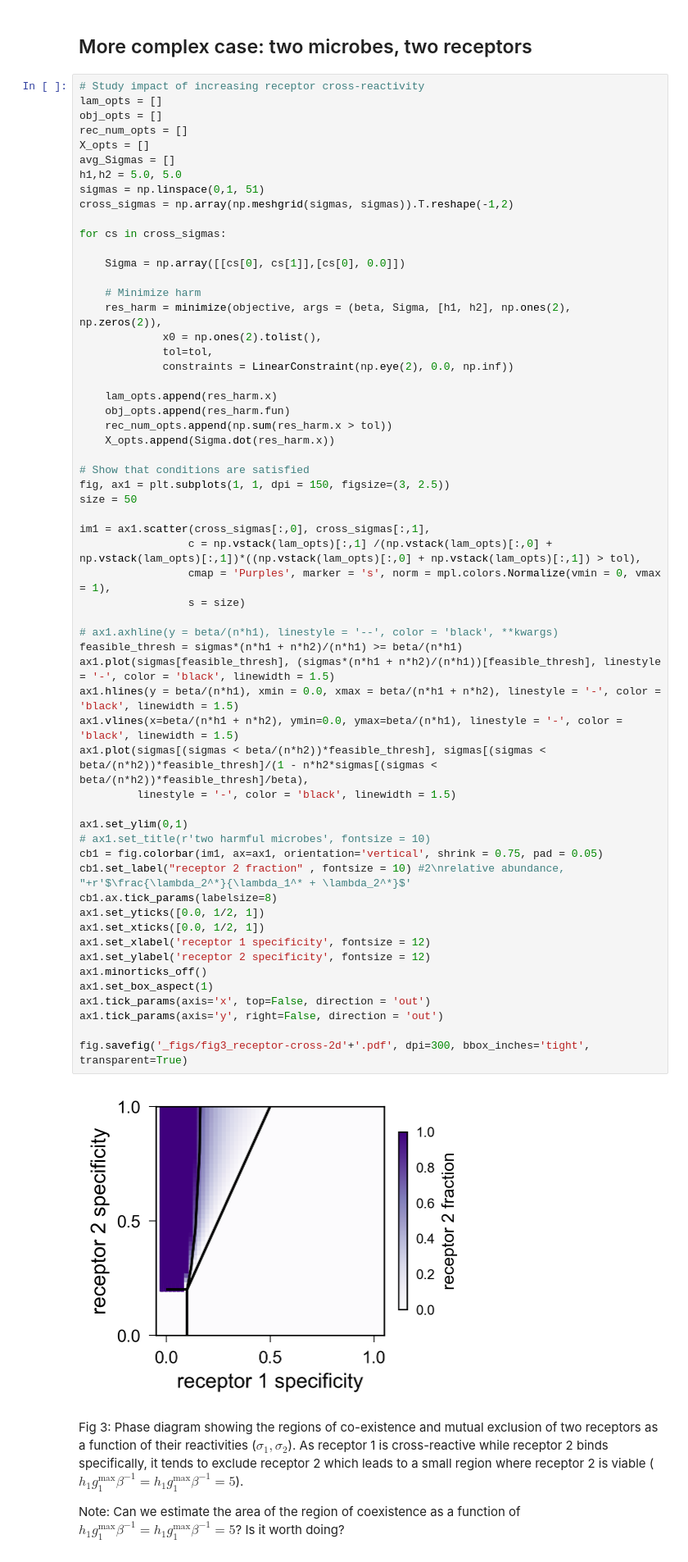
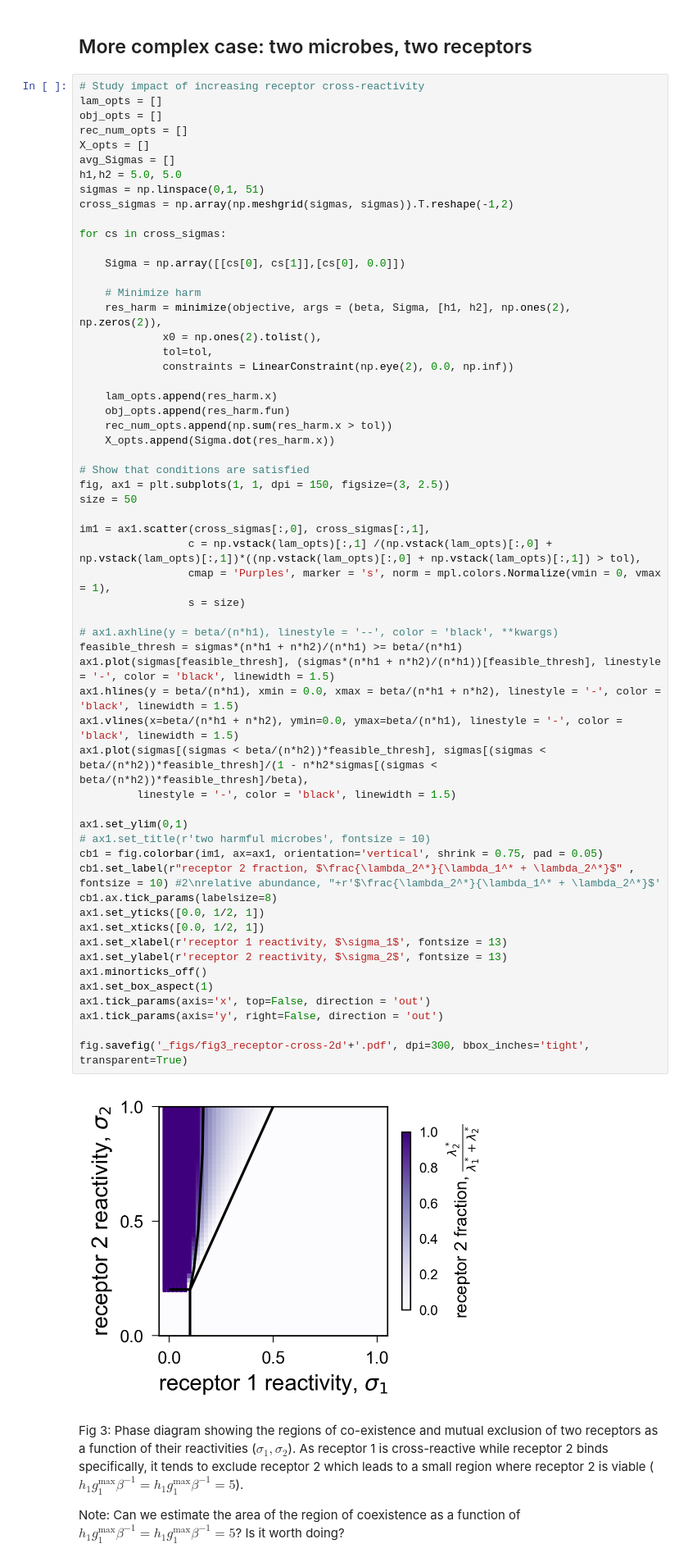
Before and after one commit to obinna-ukogu/gutimmune, a Jupyter notebook: explore-microbiome-genetic-structure.ipynb, the cells around one changed output. Shown at 82% size. Drawn from its saved outputs; the diff is of its cells as text.

Commit message:
Updated figures and analyses of potential ecology.

```diff
--- a/explore-microbiome-genetic-structure.ipynb
+++ b/explore-microbiome-genetic-structure.ipynb
@@ -160,37 +161,37 @@ for cs in cross_sigmas:
 # Show that conditions are satisfied
 fig, ax1 = plt.subplots(1, 1, dpi = 150, figsize=(3, 2.5))
 size = 50
 
 im1 = ax1.scatter(cross_sigmas[:,0], cross_sigmas[:,1],
                  c = np.vstack(lam_opts)[:,1] /(np.vstack(lam_opts)[:,0] + np.vstack(lam_opts)[:,1])*((np.vstack(lam_opts)[:,0] + np.vstack(lam_opts)[:,1]) > tol),
                  cmap = 'Purples', marker = 's', norm = mpl.colors.Normalize(vmin = 0, vmax = 1),
                  s = size)
 
 # ax1.axhline(y = beta/(n*h1), linestyle = '--', color = 'black', **kwargs)
 feasible_thresh = sigmas*(n*h1 + n*h2)/(n*h1) >= beta/(n*h1)
 ax1.plot(sigmas[feasible_thresh], (sigmas*(n*h1 + n*h2)/(n*h1))[feasible_thresh], linestyle = '-', color = 'black', linewidth = 1.5)
 ax1.hlines(y = beta/(n*h1), xmin = 0.0, xmax = beta/(n*h1 + n*h2), linestyle = '-', color = 'black', linewidth = 1.5)
 ax1.vlines(x=beta/(n*h1 + n*h2), ymin=0.0, ymax=beta/(n*h1), linestyle = '-', color = 'black', linewidth = 1.5)
 ax1.plot(sigmas[(sigmas < beta/(n*h2))*feasible_thresh], sigmas[(sigmas < beta/(n*h2))*feasible_thresh]/(1 - n*h2*sigmas[(sigmas < beta/(n*h2))*feasible_thresh]/beta),
          linestyle = '-', color = 'black', linewidth = 1.5)
 
 ax1.set_ylim(0,1)
 # ax1.set_title(r'two harmful microbes', fontsize = 10)
 cb1 = fig.colorbar(im1, ax=ax1, orientation='vertical', shrink = 0.75, pad = 0.05)
-cb1.set_label("receptor 2 fraction" , fontsize = 10) #2\nrelative abundance, "+r'$\frac{\lambda_2^*}{\lambda_1^* + \lambda_2^*}$'
+cb1.set_label(r"receptor 2 fraction, $\frac{\lambda_2^*}{\lambda_1^* + \lambda_2^*}$" , fontsize = 10) #2\nrelative abundance, "+r'$\frac{\lambda_2^*}{\lambda_1^* + \lambda_2^*}$'
 cb1.ax.tick_params(labelsize=8)
 ax1.set_yticks([0.0, 1/2, 1])
 ax1.set_xticks([0.0, 1/2, 1])
-ax1.set_xlabel('receptor 1 specificity', fontsize = 12)
-ax1.set_ylabel('receptor 2 specificity', fontsize = 12)
+ax1.set_xlabel(r'receptor 1 reactivity, $\sigma_1$', fontsize = 13)
+ax1.set_ylabel(r'receptor 2 reactivity, $\sigma_2$', fontsize = 13)
 ax1.minorticks_off()
 ax1.set_box_aspect(1)
 ax1.tick_params(axis='x', top=False, direction = 'out')
 ax1.tick_params(axis='y', right=False, direction = 'out')
 
 fig.savefig('_figs/fig3_receptor-cross-2d'+'.pdf', dpi=300, bbox_inches='tight', transparent=True)
 # %% [output]
-[figure, old version]
+[figure, new version]
 # %% [markdown]
 Fig 3: Phase diagram showing the regions of co-existence and mutual exclusion of two receptors as a function of their reactivities ($\sigma_1, \sigma_2$). As receptor 1 is cross-reactive while receptor 2 binds specifically, it tends to exclude receptor 2 which leads to a small region where receptor 2 is viable ($h_1g_1^\text{max}\beta^{-1} = h_1g_1^\text{max}\beta^{-1} = 5$).
 
```
Also changed, not shown: parts of 9 cells of this notebook, 21 other files.
